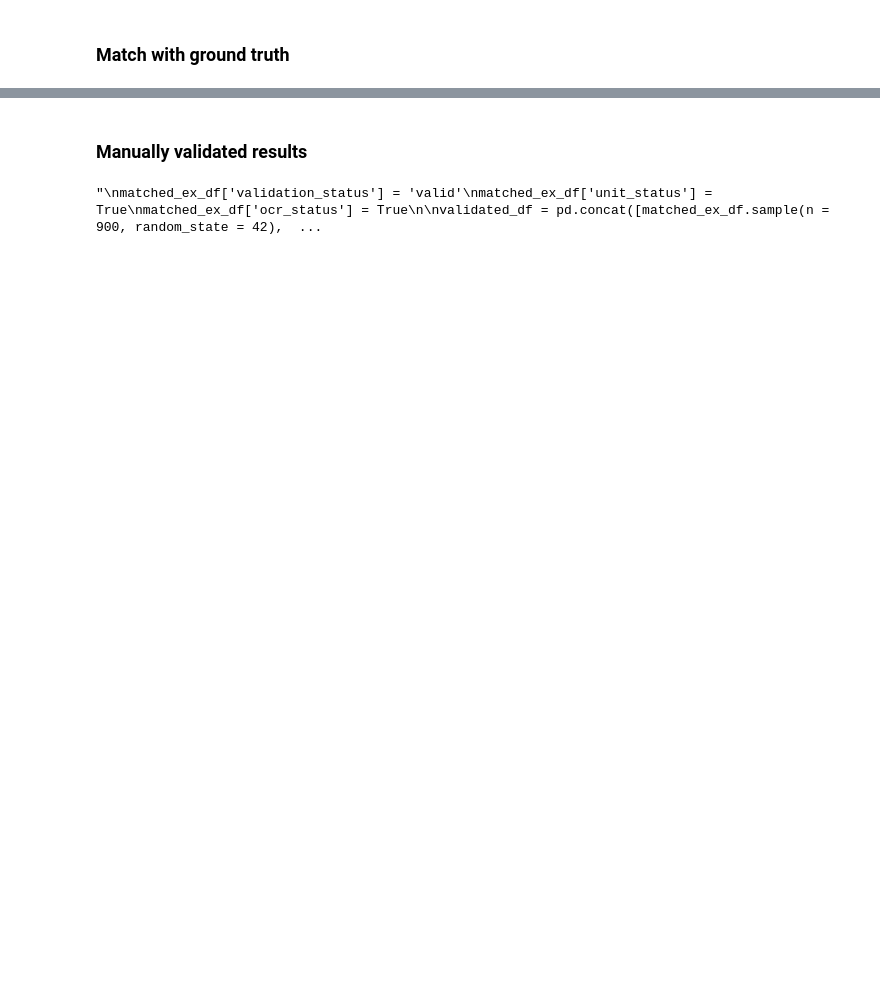
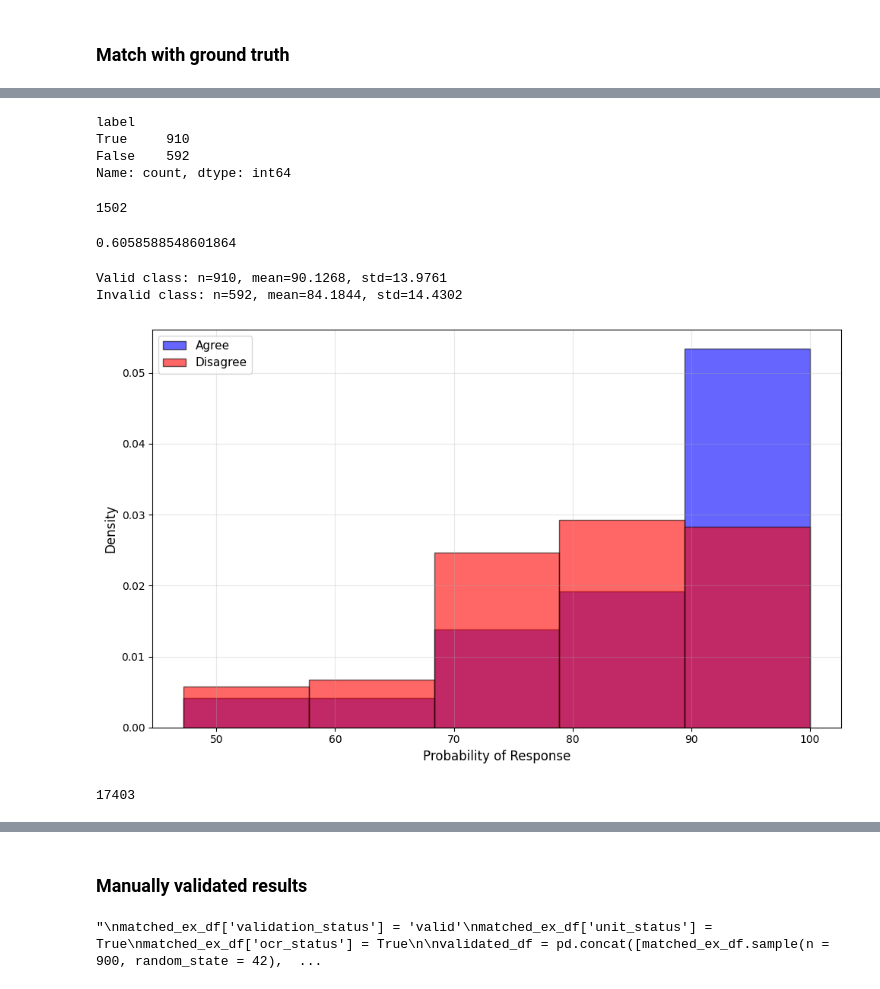
Before and after one commit to kevinqnb/scholarlm, a Jupyter notebook: examples/pond_lake_extraction.ipynb, the cells around one changed output, grey strips where cells are left out. Cells and saved outputs as stored; diff of their text form; code cells hidden in the pictures; blank space fills up the shorter version.

Commit message:
Correcting tables and simplified judgement

```diff
--- a/examples/pond_lake_extraction.ipynb
+++ b/examples/pond_lake_extraction.ipynb
@@ -212,5 +226,5 @@ def estimate_precision_recall(ground_truth, extracted):
 
     return recall, precision
 # %%
-matching = match_datapoints(pond_df, result_df)
+matching, edges, edge_weights = match_datapoints(pond_df, result_df)
 # %% [output]
@@ -225,0 +236,10 @@ len(matching)
+# %%
+gt_to_extracted_dict = {}
+edge_weights_dict = {}
+for i, (m1,m2) in enumerate(edges):
+    w = edge_weights[i]
+    if m1 not in gt_to_extracted_dict:
+        gt_to_extracted_dict[m1] = {m2}
+    else:
+        gt_to_extracted_dict[m1].add(m2)
+    edge_weights_dict[(m1, m2)] = w
@@ -278,0 +406,8 @@ Name: count, dtype: int64
+# %%
+matching_status = np.zeros(len(result_df), dtype=bool)
+for gt_idx, ex_idx in matching:
+    matching_status[ex_idx] = True
+
+result_df['validation'] = result_df['validation'] | matching_status
+
+result_df['label'] = result_df['judgement'] == result_df['validation']
@@ -278,0 +429,58 @@ Name: count, dtype: int64
+# %%
+result_df['label'].value_counts()
+# %% [output]
+label
+True     910
+False    592
+Name: count, dtype: int64
+# %%
+len(result_df)
+# %% [output]
+1502
+# %%
+910 / 1502
+# %% [output]
+0.6058588548601864
+# %%
+# Create histogram showing probability distributions for valid and invalid classes
+fig, ax = plt.subplots(figsize=(10, 6), dpi=100)
+
+probabilities = np.e ** result_df['judgement_logprob'].to_numpy()
+labels = result_df['label'].to_numpy()
+
+idx = np.where(probabilities > 0.0)[0]
+probs = probabilities[idx] * 100
+labs = np.array(labels)[idx]
+
+# Separate probabilities by label
+valid_probs = probs[labs == True]
+invalid_probs = probs[labs == False]
+
+# Create overlapping histograms
+ax.hist(valid_probs, density = True, bins=5, alpha=0.6, label='Agree', color='blue', edgecolor='black')
+ax.hist(invalid_probs, density = True, bins=5, alpha=0.6, label='Disagree', color='red', edgecolor='black')
+
+ax.set_xlabel('Probability of Response', fontsize=12)
+ax.set_ylabel('Density', fontsize=12)
+#ax.set_xlim(90, 100)
+#ax.set_title('Distribution of Probabilities by Class', fontsize=14)
+ax.legend(fontsize=11)
+ax.grid(alpha=0.3)
+plt.tight_layout()
+#plt.show()
+
+print(f"Valid class: n={len(valid_probs)}, mean={valid_probs.mean():.4f}, std={valid_probs.std():.4f}")
+print(f"Invalid class: n={len(invalid_probs)}, mean={invalid_probs.mean():.4f}, std={invalid_probs.std():.4f}")
+
+plt.savefig(
+    "../data/01_14_26/probs.png",
+    bbox_inches='tight'
+)
+# %% [output]
+Valid class: n=910, mean=90.1268, std=13.9761
+Invalid class: n=592, mean=84.1844, std=14.4302
+[figure, added]
+# %%
+result_df.iloc[10,:].measurement_id
+# %% [output]
+17403
```
Also changed, not shown: parts of 31 cells of this notebook, 25 other files.
